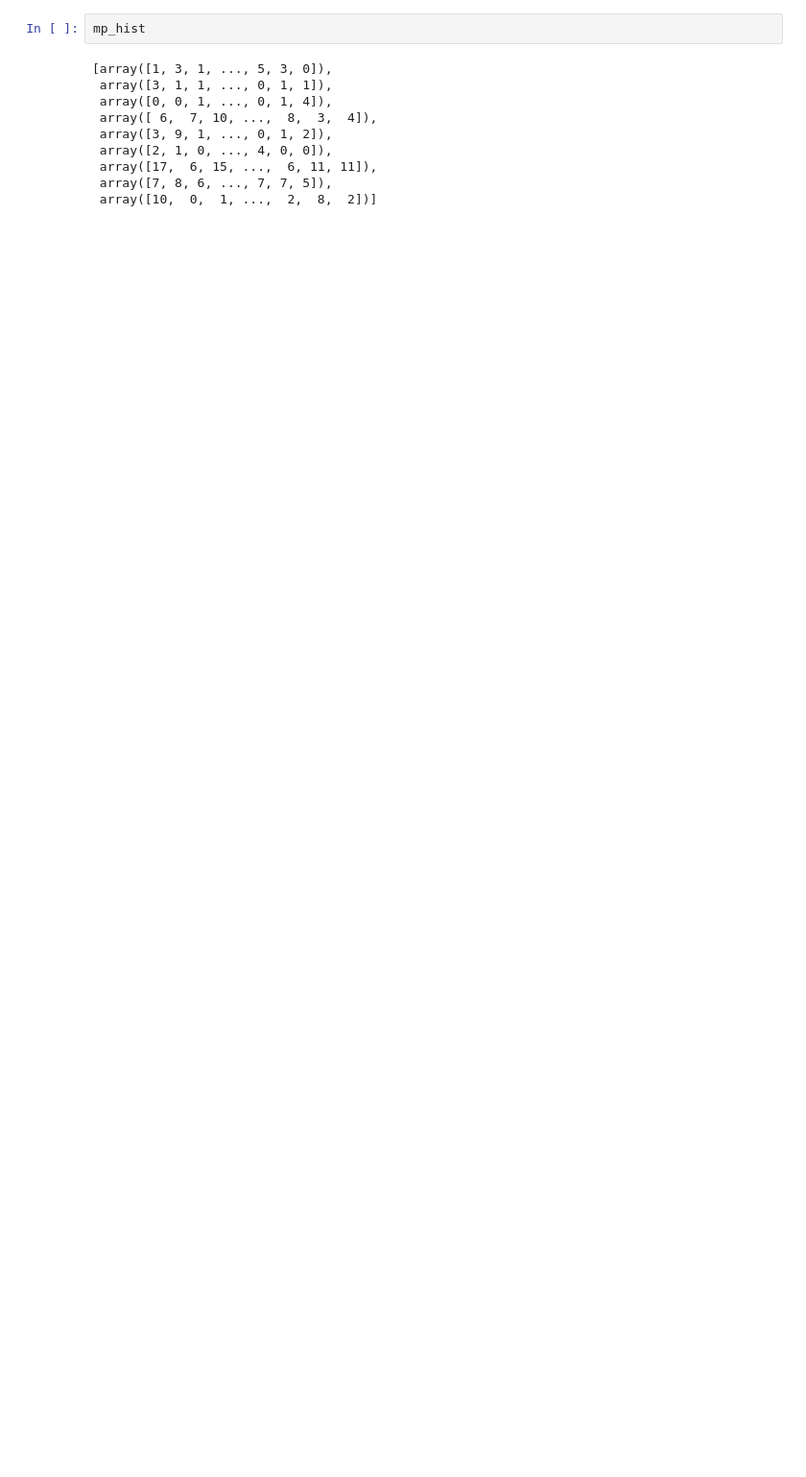
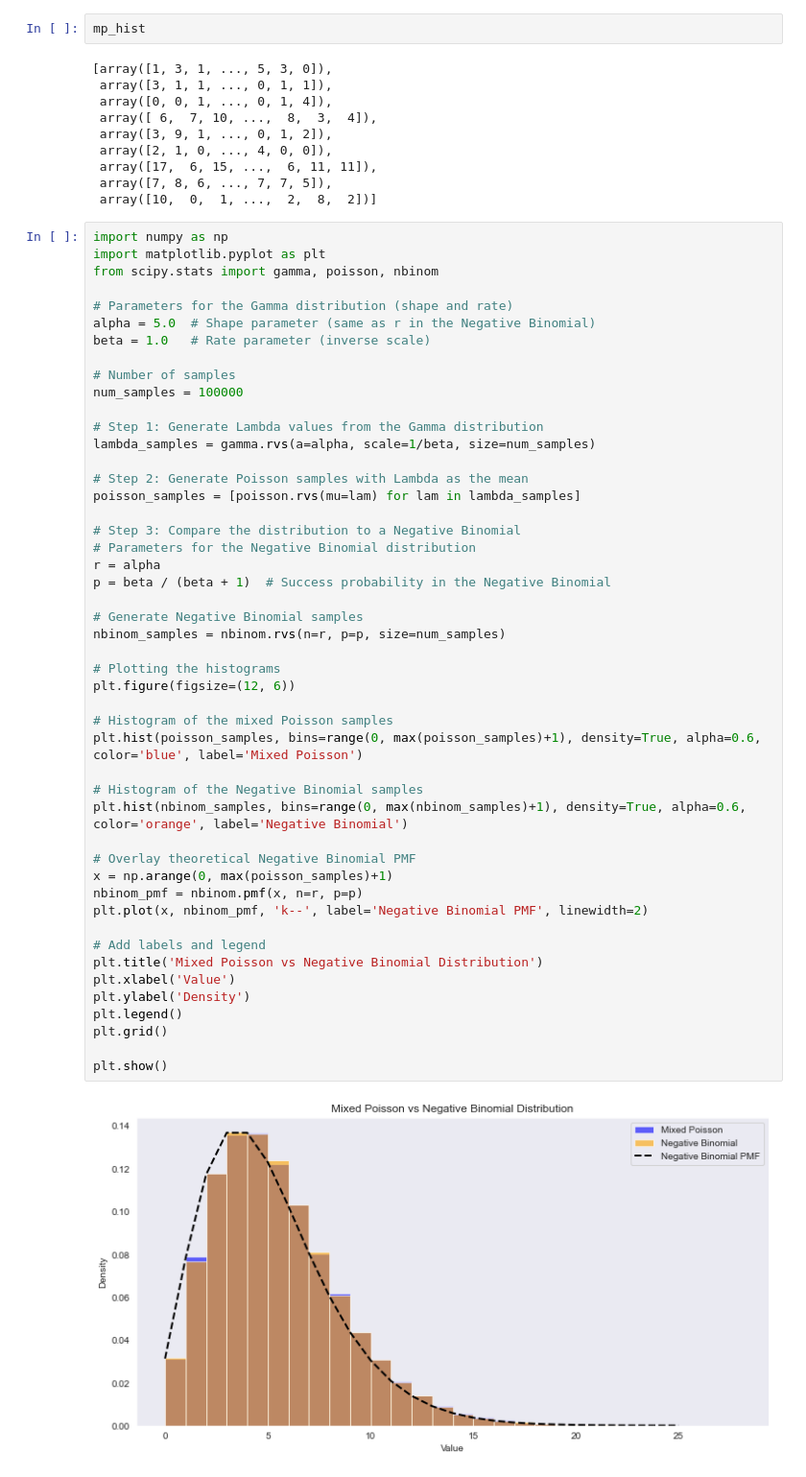
Before and after one commit to martyna-B/IMFI-reports, a Jupyter notebook: Report 1/Task 3.ipynb, the cells around one changed output. Shown at 96% size. Cells and saved outputs as stored; diff of their text form; blank space fills up the shorter version.

```diff
--- a/Report 1/Task 3.ipynb
+++ b/Report 1/Task 3.ipynb
@@ -154,3 +167,53 @@ mp_hist
  array([17,  6, 15, ...,  6, 11, 11]),
  array([7, 8, 6, ..., 7, 7, 5]),
  array([10,  0,  1, ...,  2,  8,  2])]
+# %%
+import numpy as np
+import matplotlib.pyplot as plt
+from scipy.stats import gamma, poisson, nbinom
+
+# Parameters for the Gamma distribution (shape and rate)
+alpha = 5.0  # Shape parameter (same as r in the Negative Binomial)
+beta = 1.0   # Rate parameter (inverse scale)
+
+# Number of samples
+num_samples = 100000
+
+# Step 1: Generate Lambda values from the Gamma distribution
+lambda_samples = gamma.rvs(a=alpha, scale=1/beta, size=num_samples)
+
+# Step 2: Generate Poisson samples with Lambda as the mean
+poisson_samples = [poisson.rvs(mu=lam) for lam in lambda_samples]
+
+# Step 3: Compare the distribution to a Negative Binomial
+# Parameters for the Negative Binomial distribution
+r = alpha
+p = beta / (beta + 1)  # Success probability in the Negative Binomial
+
+# Generate Negative Binomial samples
+nbinom_samples = nbinom.rvs(n=r, p=p, size=num_samples)
+
+# Plotting the histograms
+plt.figure(figsize=(12, 6))
+
+# Histogram of the mixed Poisson samples
+plt.hist(poisson_samples, bins=range(0, max(poisson_samples)+1), density=True, alpha=0.6, color='blue', label='Mixed Poisson')
+
+# Histogram of the Negative Binomial samples
+plt.hist(nbinom_samples, bins=range(0, max(nbinom_samples)+1), density=True, alpha=0.6, color='orange', label='Negative Binomial')
+
+# Overlay theoretical Negative Binomial PMF
+x = np.arange(0, max(poisson_samples)+1)
+nbinom_pmf = nbinom.pmf(x, n=r, p=p)
+plt.plot(x, nbinom_pmf, 'k--', label='Negative Binomial PMF', linewidth=2)
+
+# Add labels and legend
+plt.title('Mixed Poisson vs Negative Binomial Distribution')
+plt.xlabel('Value')
+plt.ylabel('Density')
+plt.legend()
+plt.grid()
+
+plt.show()
+# %% [output]
+[figure, added]
```
Also changed, not shown: parts of 8 cells of this notebook, 1 other file.
